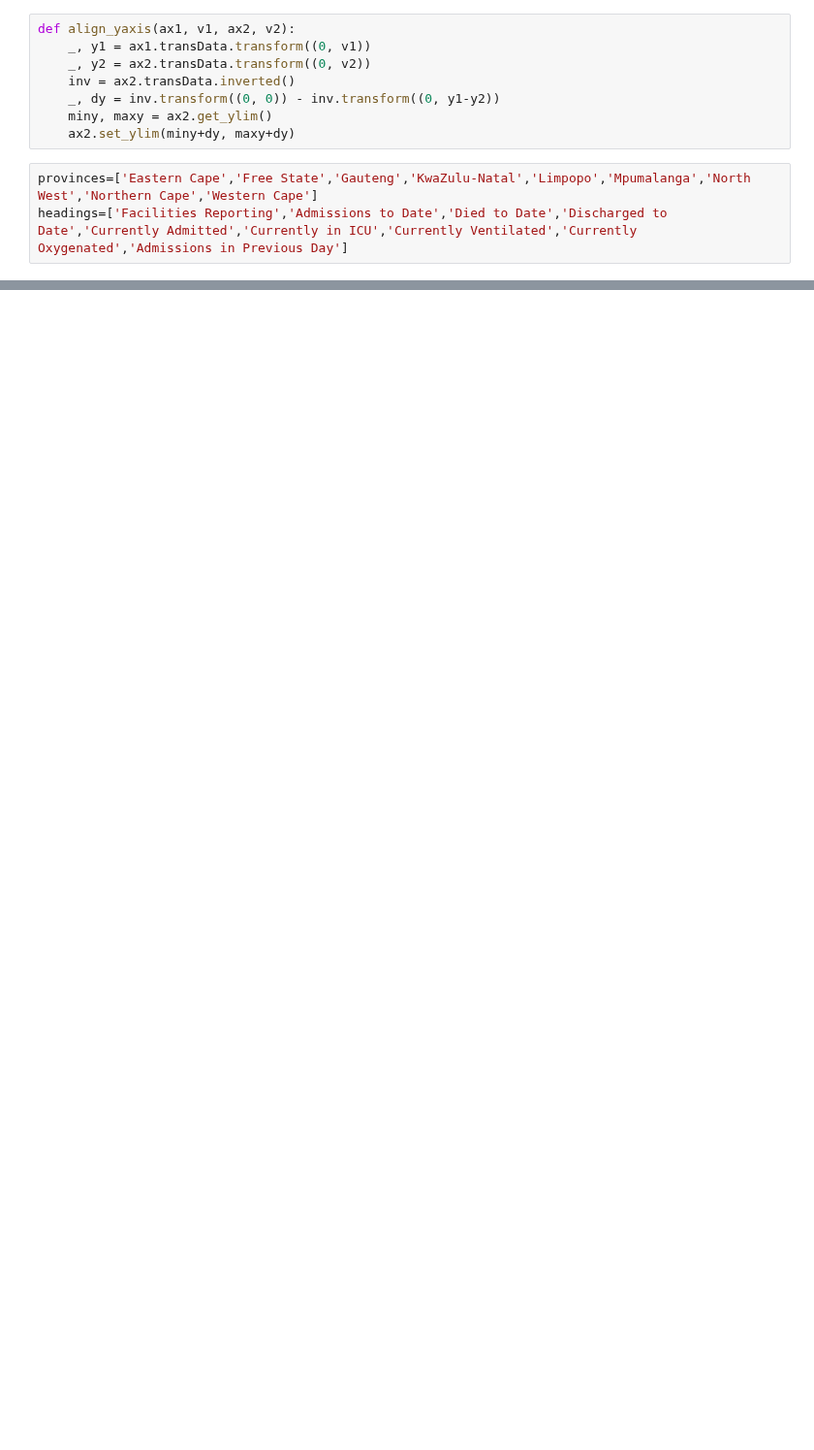
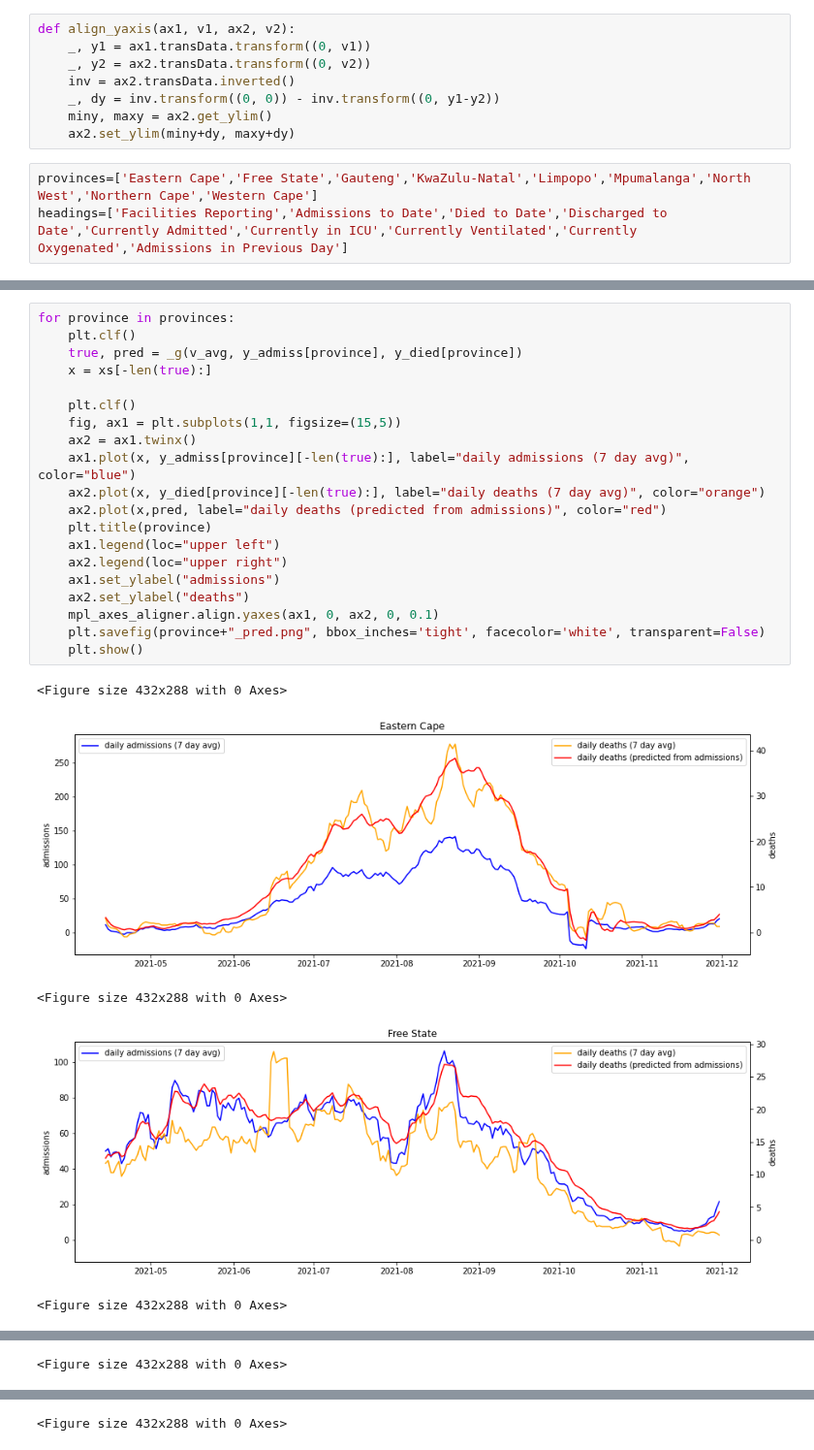
Before and after one commit to nicfreeman1209/covid-19, a Jupyter notebook: South Africa O/alex/graphs.ipynb, the cells around one changed output, grey strips where cells are left out. Shown at 97% size. Drawn from its saved outputs; the diff is of its cells as text; blank space fills up the shorter version.

```diff
--- a/South Africa O/alex/graphs.ipynb
+++ b/South Africa O/alex/graphs.ipynb
@@ -84,0 +163,26 @@ for province in provinces:
+# %%
+for province in provinces:
+    plt.clf()
+    true, pred = _g(v_avg, y_admiss[province], y_died[province])
+    x = xs[-len(true):]
+
+    plt.clf()
+    fig, ax1 = plt.subplots(1,1, figsize=(15,5))
+    ax2 = ax1.twinx()
+    ax1.plot(x, y_admiss[province][-len(true):], label="daily admissions (7 day avg)", color="blue")
+    ax2.plot(x, y_died[province][-len(true):], label="daily deaths (7 day avg)", color="orange")
+    ax2.plot(x,pred, label="daily deaths (predicted from admissions)", color="red")
+    plt.title(province)
+    ax1.legend(loc="upper left")
+    ax2.legend(loc="upper right")
+    ax1.set_ylabel("admissions")
+    ax2.set_ylabel("deaths")
+    mpl_axes_aligner.align.yaxes(ax1, 0, ax2, 0, 0.1)
+    plt.savefig(province+"_pred.png", bbox_inches='tight', facecolor='white', transparent=False)
+    plt.show()
+# %% [output]
+<Figure size 432x288 with 0 Axes>
+[figure, added]
+<Figure size 432x288 with 0 Axes>
+[figure, added]
+<Figure size 432x288 with 0 Axes>
@@ -84,0 +190 @@ for province in provinces:
+<Figure size 432x288 with 0 Axes>
@@ -84,0 +192 @@ for province in provinces:
+<Figure size 432x288 with 0 Axes>
```
Also changed, not shown: parts of 6 cells of this notebook.
